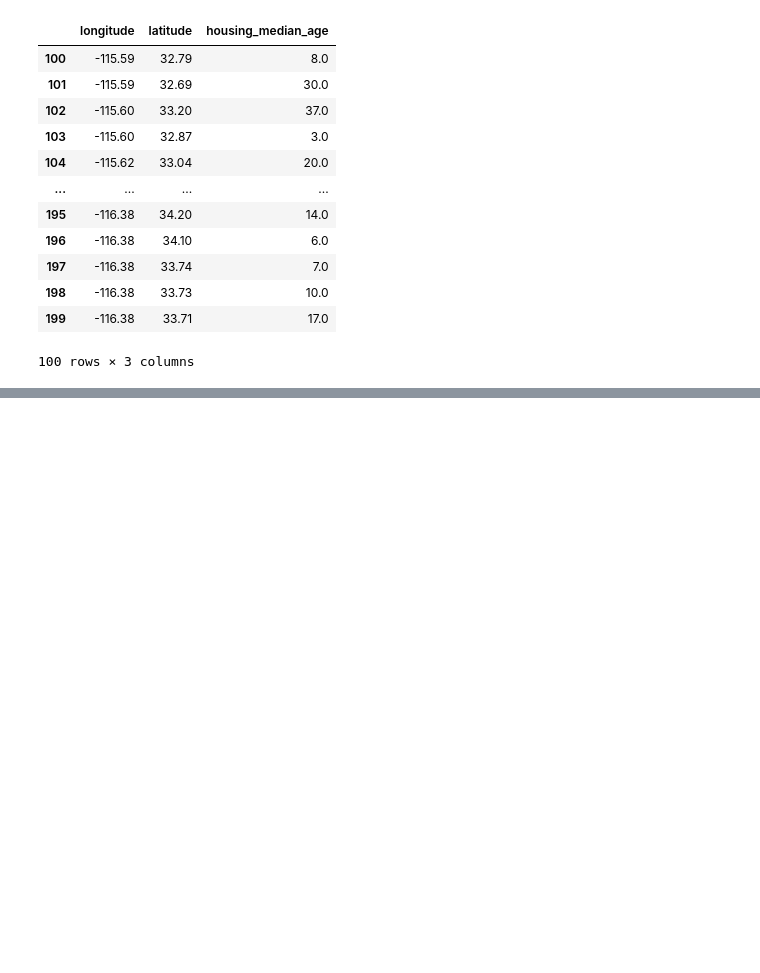
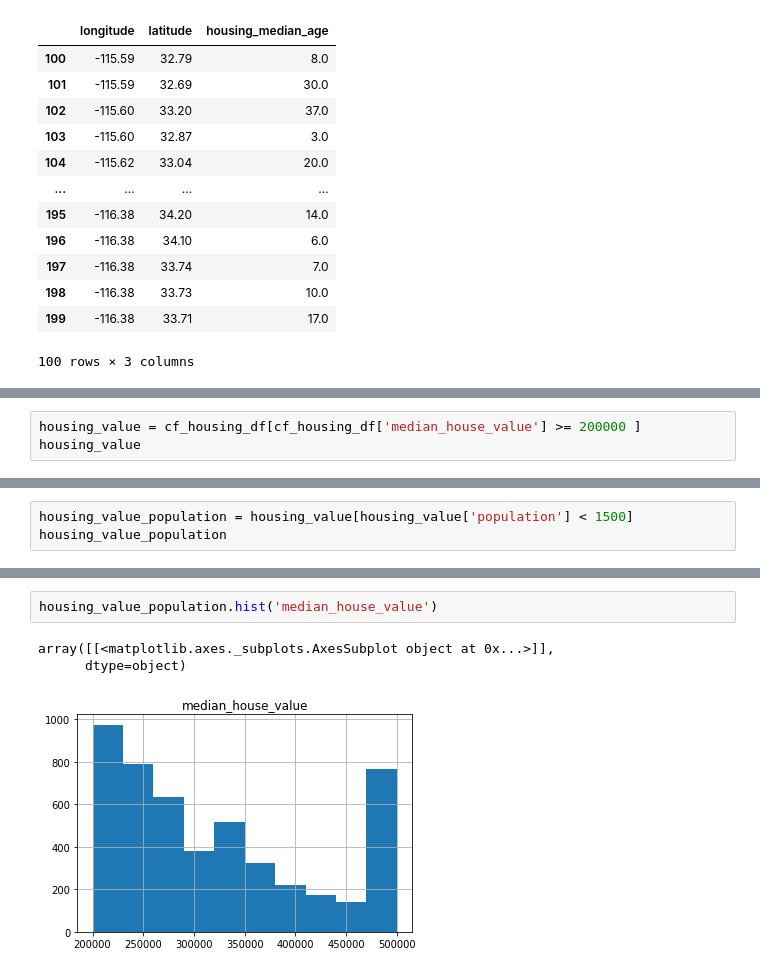
Before and after one commit to DerinOgrenme2021/BarisYildiz, a Jupyter notebook: Pandas.ipynb, the cells around one changed output, grey strips where cells are left out. Cells and saved outputs as stored; diff of their text form; blank space fills up the shorter version.

```diff
--- a/Pandas.ipynb
+++ b/Pandas.ipynb
@@ -149,0 +152,3 @@ df_100_200.describe()
+# %%
+housing_value = cf_housing_df[cf_housing_df['median_house_value'] >= 200000 ]
+housing_value
@@ -149,0 +169,3 @@ df_100_200.describe()
+# %%
+housing_value_population = housing_value[housing_value['population'] < 1500]
+housing_value_population
@@ -149,0 +198,6 @@ df_100_200.describe()
+# %%
+housing_value_population.hist('median_house_value')
+# %% [output]
+array([[<matplotlib.axes._subplots.AxesSubplot object at 0x...>]],
+      dtype=object)
+[figure, added]
```
Also changed, not shown: parts of 6 cells of this notebook.
